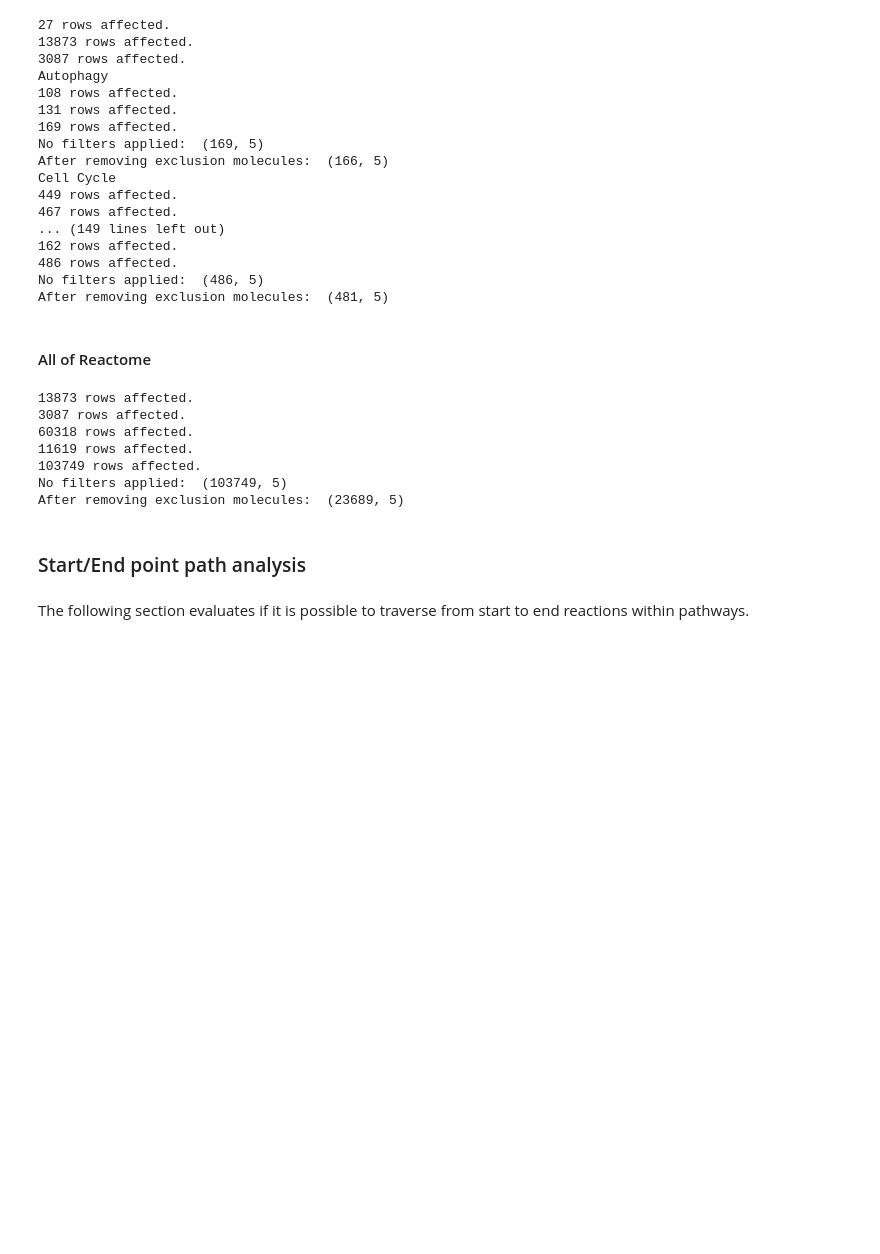
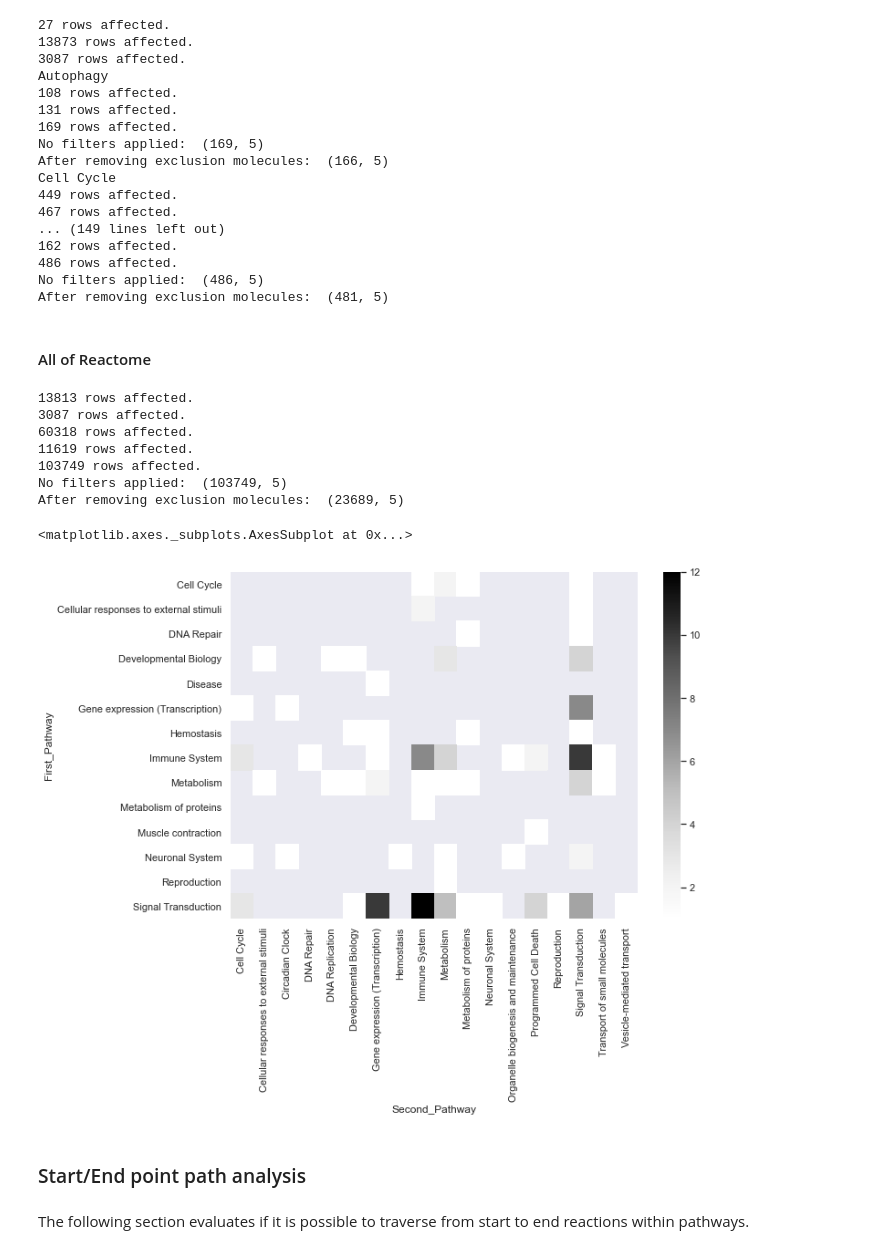
Before and after one commit to vthawfeek/Reactome_Network_Analysis, a Jupyter notebook: Pathway_StartEnd_Analysis.ipynb, the cells around one changed output. Saved outputs shown, nothing was run; the diff lists cells and outputs as text; code cells hidden in the pictures; blank space fills up the shorter version.

```diff
--- a/Pathway_StartEnd_Analysis.ipynb
+++ b/Pathway_StartEnd_Analysis.ipynb
@@ -234,7 +235,7 @@ Con="http://neo4j:reactome@localhost:7474/db/data" #database connection
 
 #run query for reaction ID-pathway map
 ReacPath_CQ="""
-MATCH(pa:Pathway)-[:hasEvent]->(re:ReactionLikeEvent{speciesName:"Homo sapiens"})
+MATCH(pa:TopLevelPathway)-[:hasEvent*]->(re:ReactionLikeEvent{speciesName:"Homo sapiens"})
 RETURN DISTINCT pa.displayName AS PathwayName, pa.stId AS PathwayID, re.displayName AS ReactionName, re.stId AS ReactionID
 """
 ReacPathMap_DF=cypher.run(ReacPath_CQ,conn=Con).get_dataframe()
@@ -372,7 +373,8 @@ Output_dict = {
     'EndPathwayName':[ReacPathMap_Dict[i]  if i!='' else '' for i in OutL],
     'EndPoint': ['=HYPERLINK("https://reactome.org/content/detail/'+str(i)+'","'+str(ReacIDName_Dict[i])+'")'  if i!='' else '' for i in OutL],
     'EndPoint_in_Path?': ['No' if i in no_ep else '' if i=='' else 'Yes' for i in OutL],
-    'EndPath_ID': ['-' if i in no_ep else '' if i=='' else ep_dict[i] for i in OutL]
+    'EndPath_ID': ['-' if i in no_ep else '' if i=='' else ep_dict[i] for i in OutL],
+    'TotalPaths': [0 if i in no_ep else np.NAN if i=='' else len(ep_dict[i]) for i in OutL]
 }
 
 df = pd.DataFrame(Output_dict)
@@ -380,13 +382,36 @@ df = pd.DataFrame(Output_dict)
 #write outout to file
 df.to_csv(path3+Pathway_Name+'_SE.csv',index=False,header=True)
 # %% [output]
-13873 rows affected.
+13813 rows affected.
 3087 rows affected.
 60318 rows affected.
 11619 rows affected.
 103749 rows affected.
 No filters applied:  (103749, 5)
 After removing exclusion molecules:  (23689, 5)
+# %%
+import seaborn as sns
+
+hm_pre = []
+for ind,row in df.iterrows():
+    epl = row['EndPath_ID']
+    if type(epl)!=str and row['StartPath_ID'] in epl:
+        hm_pre.append([row['StartPathwayName'],row['EndPathwayName'],'Connected'])
+
+df_hm_pre = pd.DataFrame(hm_pre,columns=['StartPathwayName','EndPathwayName','Connected'])
+Plot_Data = df_hm_pre.groupby(['StartPathwayName','EndPathwayName']).count()
+
+hm = []
+for i,r in Plot_Data.iterrows():
+    hm.append([i[0],i[1],Plot_Data.at[i,'Connected']])
+
+df_hm = pd.DataFrame(hm,columns=['First_Pathway','Second_Pathway','ConnectionCount'])
+hm_plot = df_hm.pivot(index='First_Pathway',columns='Second_Pathway',values='ConnectionCount')
+sns.set(rc={'figure.figsize':(10,7)})
+sns.heatmap(hm_plot,cmap='Greys')
+# %% [output]
+<matplotlib.axes._subplots.AxesSubplot at 0x...>
+[figure, added]
 # %% [markdown]
 ### Start/End point path analysis
 # %% [markdown]
```
Also changed, not shown: parts of 12 cells of this notebook, 18 other files.
